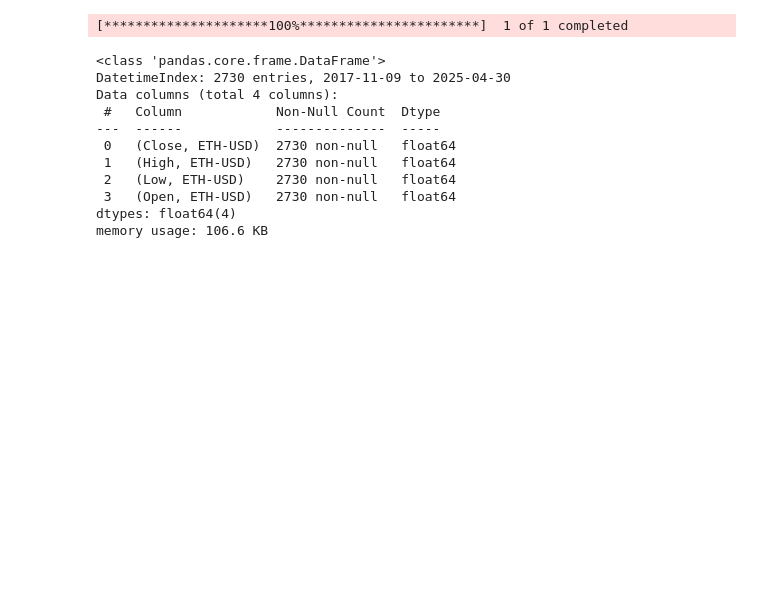
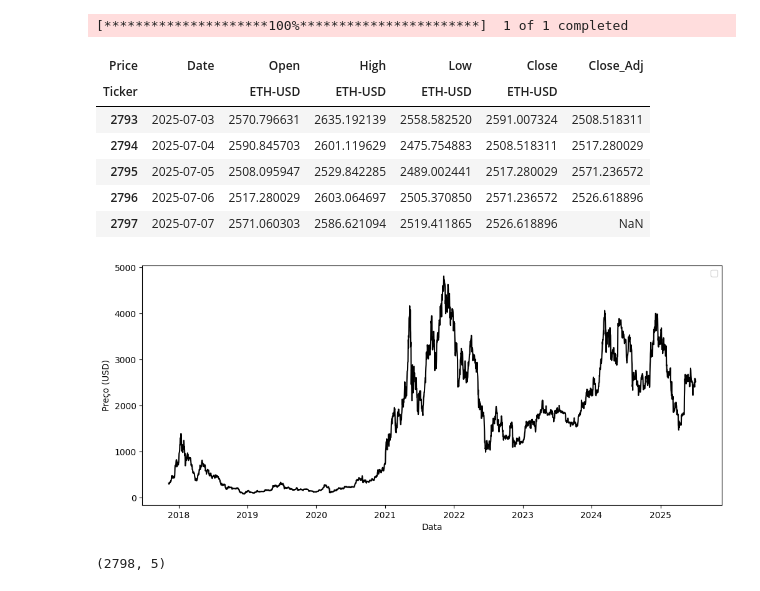
Before and after one commit to OF-Leo/Stocks-Prediction-, a Jupyter notebook: main.ipynb, the cells around one changed output. Drawn from its saved outputs; the diff is of its cells as text; code cells hidden in the pictures; blank space fills up the shorter version.

```diff
--- a/main.ipynb
+++ b/main.ipynb
@@ -5,19 +5,27 @@ import pandas as pd
 import yfinance as yf
 import seaborn as sns
 # %%
-data = yf.download(tickers='ETH-USD', start='2017-03-11', end='2025-05-01', interval='1d')
+data = yf.download(tickers='ETH-USD', start='2017-03-11', end='', interval='1d')
 data.drop(columns=['Volume'], inplace=True)
-data.info()
+data.reset_index(inplace=True)
+data = data[['Date', 'Open', 'High', 'Low', 'Close']]
+data['Close_Adj']= data['Close'].shift(-1)
+data.tail()
 # %% [output]
 [*********************100%***********************]  1 of 1 completed
-<class 'pandas.core.frame.DataFrame'>
-DatetimeIndex: 2730 entries, 2017-11-09 to 2025-04-30
-Data columns (total 4 columns):
- #   Column            Non-Null Count  Dtype
----  ------            --------------  -----
- 0   (Close, ETH-USD)  2730 non-null   float64
- 1   (High, ETH-USD)   2730 non-null   float64
- 2   (Low, ETH-USD)    2730 non-null   float64
- 3   (Open, ETH-USD)   2730 non-null   float64
-dtypes: float64(4)
-memory usage: 106.6 KB
+| Price | Date | Open | High | Low | Close | Close_Adj |
+| Ticker |  | ETH-USD | ETH-USD | ETH-USD | ETH-USD |  |
+| 2793 | 2025-07-03 | 2570.796631 | 2635.192139 | 2558.582520 | 2591.007324 | 2508.518311 |
+| 2794 | 2025-07-04 | 2590.845703 | 2601.119629 | 2475.754883 | 2508.518311 | 2517.280029 |
+| 2795 | 2025-07-05 | 2508.095947 | 2529.842285 | 2489.002441 | 2517.280029 | 2571.236572 |
+| 2796 | 2025-07-06 | 2517.280029 | 2603.064697 | 2505.370850 | 2571.236572 | 2526.618896 |
+| 2797 | 2025-07-07 | 2571.060303 | 2586.621094 | 2519.411865 | 2526.618896 | NaN |
+# %%
+plt.figure(figsize=(12,5))
+plt.plot(data["Date"],data['Close'],color="black")
+plt.xlabel("Data")
+plt.ylabel("Preço (USD)")
+plt.legend()
+plt.show()
+# %% [output]
+[figure, added]
@@ -23,0 +37,8 @@ memory usage: 106.6 KB
+# %%
+from sklearn.preprocessing import MinMaxScaler
+sc = MinMaxScaler(feature_range=(0,1))
+numeric_data = data.drop(columns=['Date'])
+data_prepared = sc.fit_transform(numeric_data)
+print(data_prepared.shape)
+# %% [output]
+(2798, 5)
```
Also changed, not shown: parts of 6 cells of this notebook.
